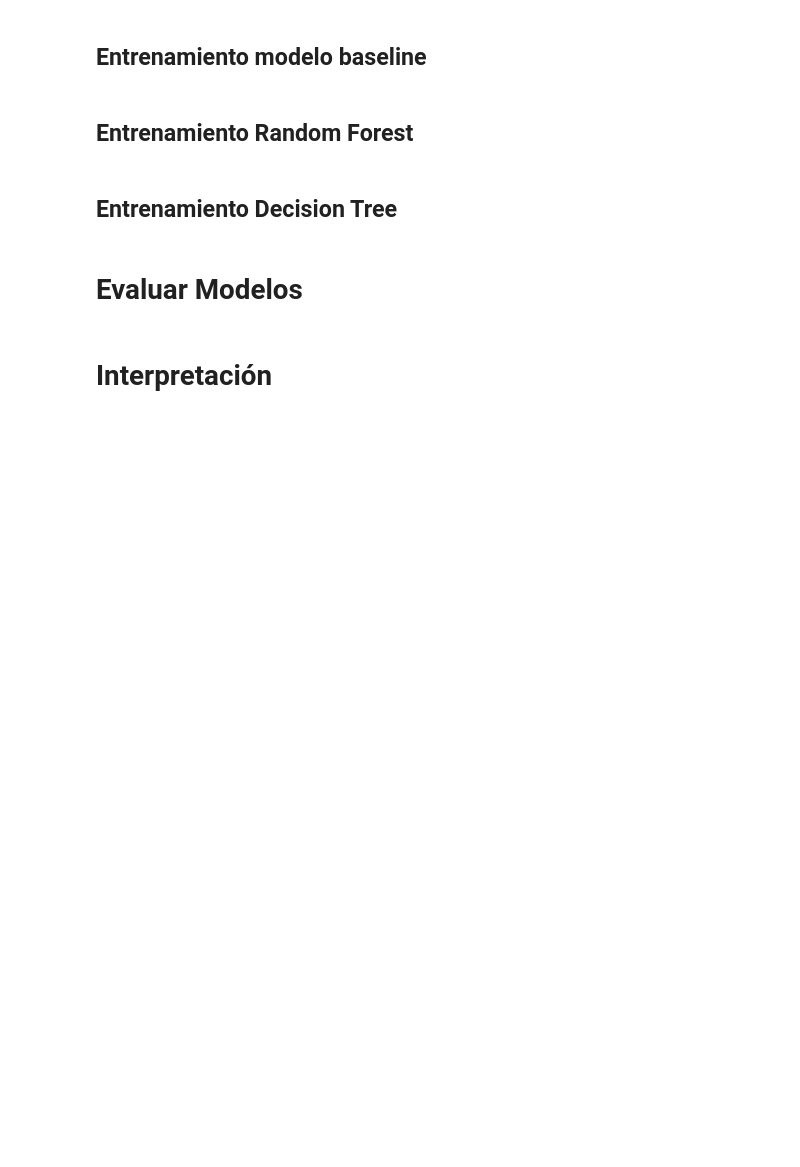
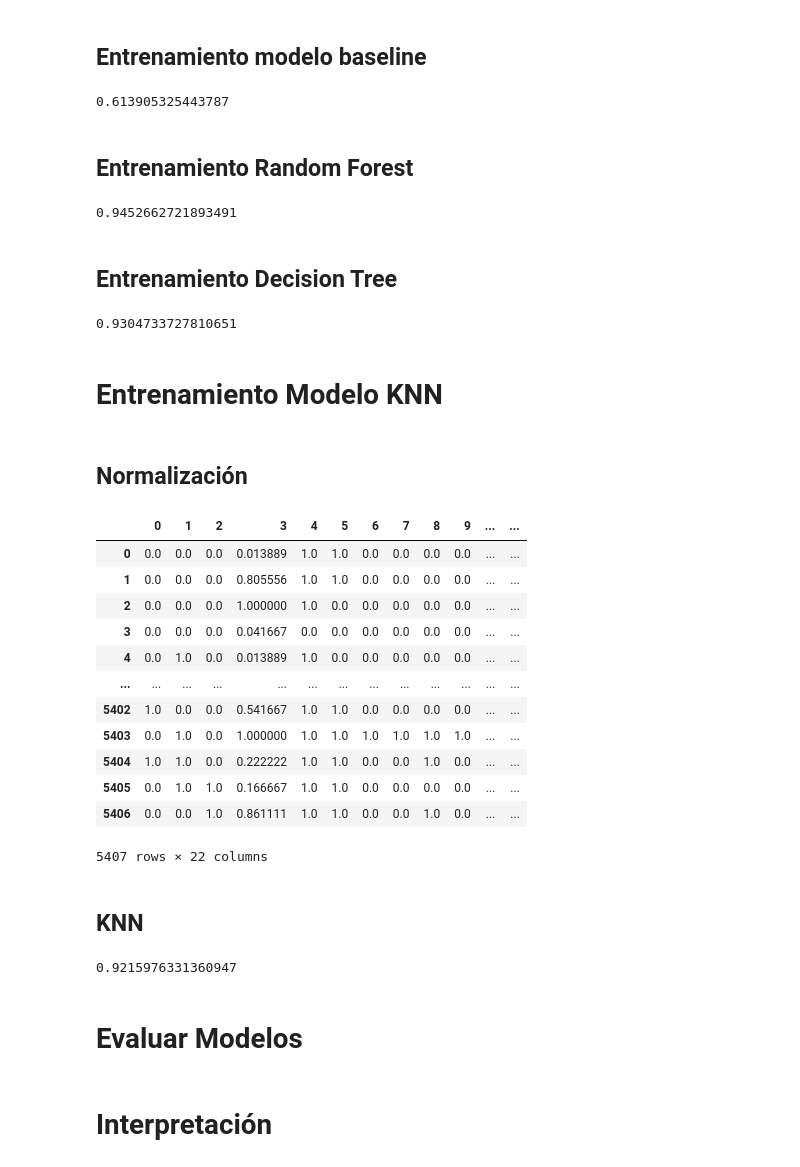
Before and after one commit to kevirui/challenge-telecom-x, a Jupyter notebook: notebooks/analisisEstadisticoCategorico.ipynb, the cells around one changed output. Saved outputs shown, nothing was run; the diff lists cells and outputs as text; code cells hidden in the pictures; blank space fills up the shorter version.

```diff
--- a/notebooks/analisisEstadisticoCategorico.ipynb
+++ b/notebooks/analisisEstadisticoCategorico.ipynb
@@ -200,9 +202,81 @@ plt.show()
+# %%
+from sklearn.model_selection import train_test_split
+
+x_train, x_test, y_train, y_test = train_test_split(x_bal, y_bal, test_size=0.2, random_state=5)
 # %% [markdown]
 ## Entrenamiento modelo baseline
+# %%
+from sklearn.dummy import DummyClassifier
+
+dummy = DummyClassifier(strategy='most_frequent')
+dummy.fit(x_train, y_train)
+
+dummy.score(x_test, y_test)
+# %% [output]
+0.613905325443787
 # %% [markdown]
 ## Entrenamiento Random Forest
+# %%
+from sklearn.ensemble import RandomForestClassifier
+
+forest = RandomForestClassifier(random_state=5)
+forest.fit(x_train, y_train)
+
+forest.score(x_test, y_test)
+# %% [output]
+0.9452662721893491
 # %% [markdown]
 ## Entrenamiento Decision Tree
+# %%
+from sklearn.tree import DecisionTreeClassifier
+
+arbol = DecisionTreeClassifier(random_state=5)
+arbol.fit(x_train, y_train)
+
+arbol.score(x_test, y_test)
+# %% [output]
+0.9304733727810651
+# %% [markdown]
+# Entrenamiento Modelo KNN
+# %% [markdown]
+## Normalización
+# %%
+from sklearn.preprocessing import MinMaxScaler
+
+normalizacion = MinMaxScaler()
+
+x_train_bal_norm = normalizacion.fit_transform(x_train)
+
+x_test_norm = normalizacion.transform(x_test)
+
+pd.DataFrame(x_train_bal_norm)
+# %% [output]
+|  | 0 | 1 | 2 | 3 | 4 | 5 | 6 | 7 | 8 | 9 | ... | ... |
+| 0 | 0.0 | 0.0 | 0.0 | 0.013889 | 1.0 | 1.0 | 0.0 | 0.0 | 0.0 | 0.0 | ... | ... |
+| 1 | 0.0 | 0.0 | 0.0 | 0.805556 | 1.0 | 1.0 | 0.0 | 0.0 | 0.0 | 0.0 | ... | ... |
+| 2 | 0.0 | 0.0 | 0.0 | 1.000000 | 1.0 | 0.0 | 0.0 | 0.0 | 0.0 | 0.0 | ... | ... |
+| 3 | 0.0 | 0.0 | 0.0 | 0.041667 | 0.0 | 0.0 | 0.0 | 0.0 | 0.0 | 0.0 | ... | ... |
+| 4 | 0.0 | 1.0 | 0.0 | 0.013889 | 1.0 | 0.0 | 0.0 | 0.0 | 0.0 | 0.0 | ... | ... |
+| ... | ... | ... | ... | ... | ... | ... | ... | ... | ... | ... | ... | ... |
+| 5402 | 1.0 | 0.0 | 0.0 | 0.541667 | 1.0 | 1.0 | 0.0 | 0.0 | 0.0 | 0.0 | ... | ... |
+| 5403 | 0.0 | 1.0 | 0.0 | 1.000000 | 1.0 | 1.0 | 1.0 | 1.0 | 1.0 | 1.0 | ... | ... |
+| 5404 | 1.0 | 1.0 | 0.0 | 0.222222 | 1.0 | 1.0 | 0.0 | 0.0 | 1.0 | 0.0 | ... | ... |
+| 5405 | 0.0 | 1.0 | 1.0 | 0.166667 | 1.0 | 1.0 | 0.0 | 0.0 | 0.0 | 0.0 | ... | ... |
+| 5406 | 0.0 | 0.0 | 1.0 | 0.861111 | 1.0 | 1.0 | 0.0 | 0.0 | 1.0 | 0.0 | ... | ... |
+5407 rows × 22 columns
+# %% [markdown]
+## KNN
+# %%
+from sklearn.neighbors import KNeighborsClassifier
+
+knn = KNeighborsClassifier()
+# Train the KNN model using the normalized training data
+knn.fit(x_train_bal_norm, y_train)
+
+# Evaluate the model using the normalized test data
+knn.score(x_test_norm, y_test)
+# %% [output]
+0.9215976331360947
 # %% [markdown]
 # Evaluar Modelos
 # %% [markdown]
```
Also changed, not shown: parts of 3 cells of this notebook.
